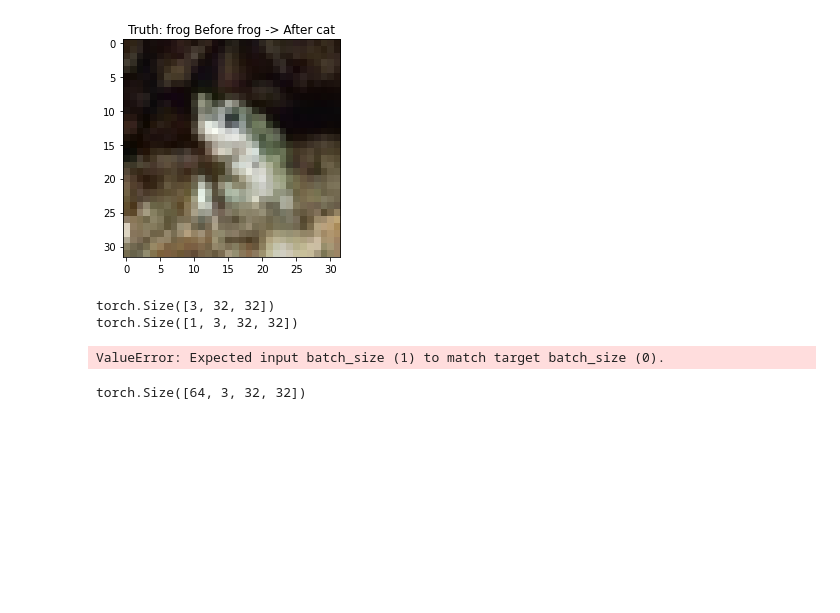
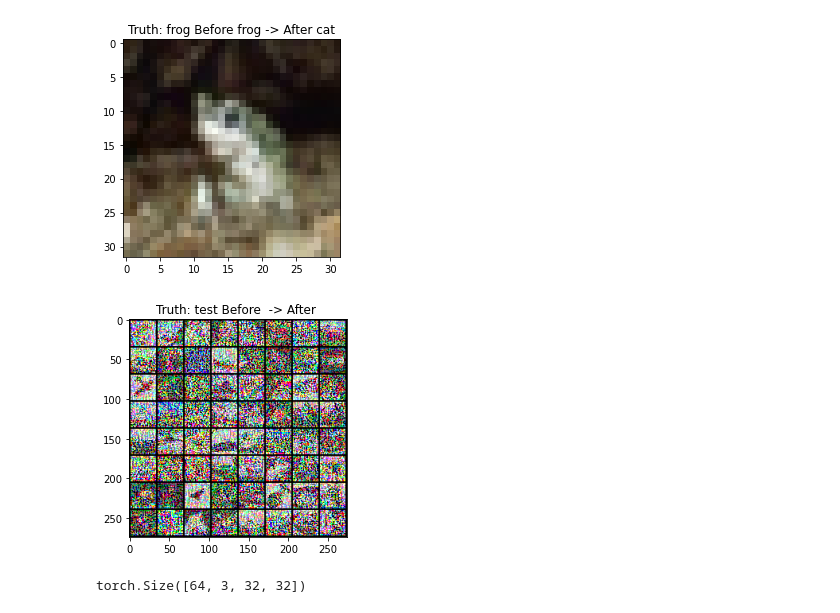
Before and after one commit to bliutech/adversarial-networks, a Jupyter notebook: main.ipynb, the cells around one changed output. Saved outputs shown, nothing was run; the diff lists cells and outputs as text; code cells hidden in the pictures; blank space fills up the shorter version.

Commit message:
working fgsm transform

```diff
--- a/main.ipynb
+++ b/main.ipynb
@@ -299,11 +299,9 @@ class FGSMTransform:
 
     def __call__(self,sample):
         x, labels = sample
-        print(x.size())
         #if we process a single image instead of batch, we need to add a fourth dimension
-        if x.dim() == 3:
-            x = x.unsqueeze(0)
-            print(x.size())
+        x = x.unsqueeze(0)
+        labels = labels.unsqueeze(0)
         x = x.to(device)
         x.requires_grad = True
 
@@ -314,46 +312,36 @@ class FGSMTransform:
         loss.backward()
 
         # Collect gradients
         data_grad = x.grad.data
 
         # Call FGSM Attack, same as fgsm()
         sign_data_grad = data_grad.sign()
         perturbed_images = x + self.epsilon * sign_data_grad
         perturbed_images = torch.clamp(perturbed_images, 0, 1)
         return perturbed_images
 
 class ToTensor:
     """Convert ndarrays in sample to Tensors, include label"""
     def __call__(self, sample):
         x, label = sample
         return (transforms.functional.to_tensor(x), torch.from_numpy(np.array(label)))
 
 
 transform = transforms.Compose([
         ToTensor(),
-        # transforms.Lambda(lambda x: print(x))
-        FGSMTransform()
+        FGSMTransform(0.5) #epsilon
     ])
 
 # mini_set = datasets.CIFAR10(root='./data', train=False, transform=transform)
 mini_set = CustomCIFAR(root='./data', train=False, transform=transform)
 mini_idx = torch.utils.data.SubsetRandomSampler(np.arange(200)) # get the first 200 images
 mini_loader = torch.utils.data.DataLoader(dataset=mini_set, batch_size=64, sampler=mini_idx)
 for images, l in mini_loader:
+    #show the first batch of images. epsilon was very high hence images are very fgsm-y
     imshow(torch.tensor(images.squeeze().detach().cpu().numpy()), "test")
     break
-
-# test_img = torch.tensor(p[0].detach().numpy())
-# imshow(test_img,"")
-# test_transform = transforms.Compose([
-#         FGSMTransform()
-#     ])
-# x_transformed = test_transform(test_img)
-# imshow(x_transformed,"")
 # %% [output]
-torch.Size([3, 32, 32])
-torch.Size([1, 3, 32, 32])
-ValueError: Expected input batch_size (1) to match target batch_size (0).
+[figure, added]
 # %%
 #this is a shorter function that perturbs a single image. I adapted the FGSM class above from this
 #note: labels isn't defined in this function (it runs because labels was defined previously)
```
